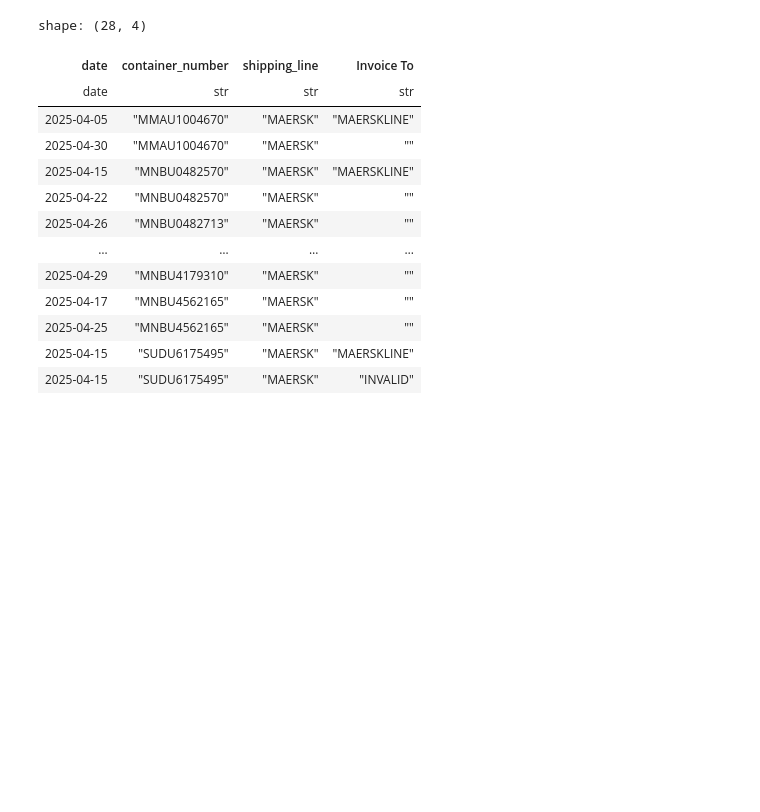
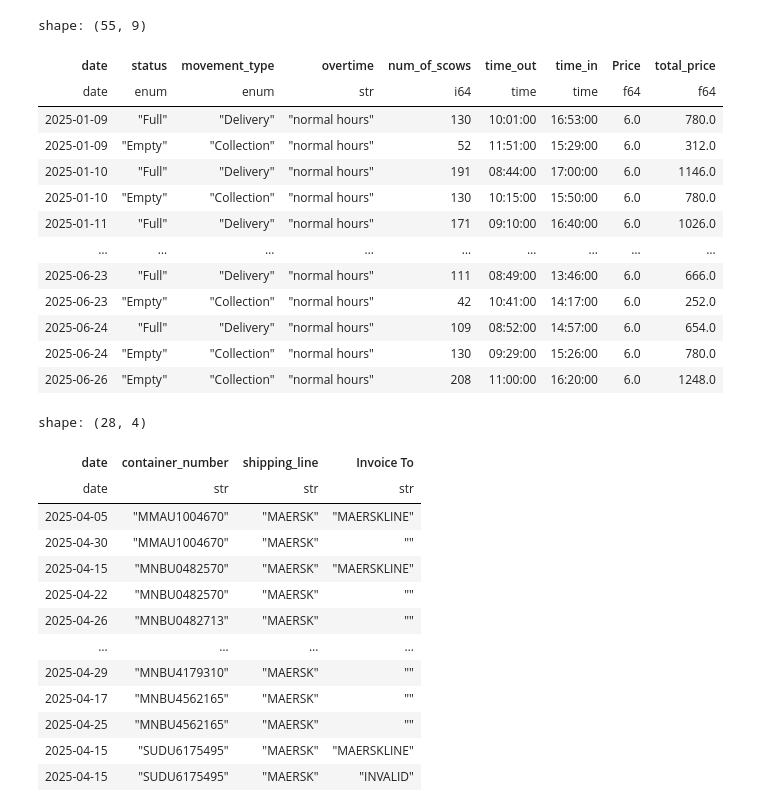
Before and after one commit to Attica-oss/attica_invoice, a Jupyter notebook: test.ipynb, the cells around one changed output. Cells and saved outputs as stored; diff of their text form; code cells hidden in the pictures; blank space fills up the shorter version.

```diff
--- a/test.ipynb
+++ b/test.ipynb
@@ -29 +37,65 @@ shape: (435, 6)
+# %%
+bin_dispatch = await scow_transfer()
+
+bin_dispatch.filter(pl.col("date").dt.year().eq(2025)).with_columns(
+    month=("1/" + pl.col("date").dt.month().cast(pl.Utf8) + "/2025").str.to_date(),
+    day_name=pl.when(pl.col("date").is_in(DayName.public_holiday_series()))
+    .then(DayName.PH)
+    .otherwise(pl.col("date").dt.to_string(format="%a"))
+    .cast(pl.Enum(DayName.get_all())),
+).with_columns(
+    time=pl.when(pl.col("movement_type").eq(MovementType.delivery))
+    .then(pl.col("time_in"))
+    .otherwise(pl.col("time_out"))
+).with_columns(service=pl.lit("Forklift Scow Handling")).with_columns(
+    overtime=pl.when(
+        (pl.col("day_name").is_in(DayName.get_special_days())).and_(
+            pl.col("time").gt(UPPER_BOUND_SPECIAL_DAY)
+        )
+    )
+    .then(pl.lit(Overtime.overtime_200_text))
+    .when(
+        (pl.col("day_name").is_in(DayName.get_special_days())).or_(
+            pl.col("time").gt(UPPER_BOUND)
+        )
+    )
+    .then(pl.lit(Overtime.overtime_150_text))
+    .otherwise(pl.lit(Overtime.normal_hour_text))
+).join_asof(
+    forklift_price,
+    by_right="Service",
+    by_left="service",
+    right_on="Date",
+    left_on="date",
+    strategy="backward",
+).with_columns(
+    total_price=pl.when(pl.col("overtime").eq(Overtime.normal_hour_text))
+    .then(pl.col("Price") * OvertimePerc.normal_hour * pl.col("num_of_scows"))
+    .when(pl.col("overtime").eq(Overtime.overtime_150_text))
+    .then(pl.col("Price") * OvertimePerc.overtime_150 * pl.col("num_of_scows"))
+    .when(pl.col("overtime").eq(Overtime.overtime_200_text))
+    .then(pl.col("Price") * OvertimePerc.overtime_200 * pl.col("num_of_scows"))
+    .otherwise(pl.lit(0.0))
+).group_by(["date", "status", "movement_type", "overtime"],maintain_order=True).agg(
+    pl.col("num_of_scows").sum(),
+    pl.col("time_out").min(),
+    pl.col("time_in").max(),
+    pl.col("Price").last(),
+    pl.col("total_price").sum()
+).collect()
+# %% [output]
+shape: (55, 9)
+| date | status | movement_type | overtime | num_of_scows | time_out | time_in | Price | total_price |
+| date | enum | enum | str | i64 | time | time | f64 | f64 |
+| 2025-01-09 | "Full" | "Delivery" | "normal hours" | 130 | 10:01:00 | 16:53:00 | 6.0 | 780.0 |
+| 2025-01-09 | "Empty" | "Collection" | "normal hours" | 52 | 11:51:00 | 15:29:00 | 6.0 | 312.0 |
+| 2025-01-10 | "Full" | "Delivery" | "normal hours" | 191 | 08:44:00 | 17:00:00 | 6.0 | 1146.0 |
+| 2025-01-10 | "Empty" | "Collection" | "normal hours" | 130 | 10:15:00 | 15:50:00 | 6.0 | 780.0 |
+| 2025-01-11 | "Full" | "Delivery" | "normal hours" | 171 | 09:10:00 | 16:40:00 | 6.0 | 1026.0 |
+| … | … | … | … | … | … | … | … | … |
+| 2025-06-23 | "Full" | "Delivery" | "normal hours" | 111 | 08:49:00 | 13:46:00 | 6.0 | 666.0 |
+| 2025-06-23 | "Empty" | "Collection" | "normal hours" | 42 | 10:41:00 | 14:17:00 | 6.0 | 252.0 |
+| 2025-06-24 | "Full" | "Delivery" | "normal hours" | 109 | 08:52:00 | 14:57:00 | 6.0 | 654.0 |
+| 2025-06-24 | "Empty" | "Collection" | "normal hours" | 130 | 09:29:00 | 15:26:00 | 6.0 | 780.0 |
+| 2025-06-26 | "Empty" | "Collection" | "normal hours" | 208 | 11:00:00 | 16:20:00 | 6.0 | 1248.0 |
 # %%
```
Also changed, not shown: parts of 8 cells of this notebook, 14 other files.
